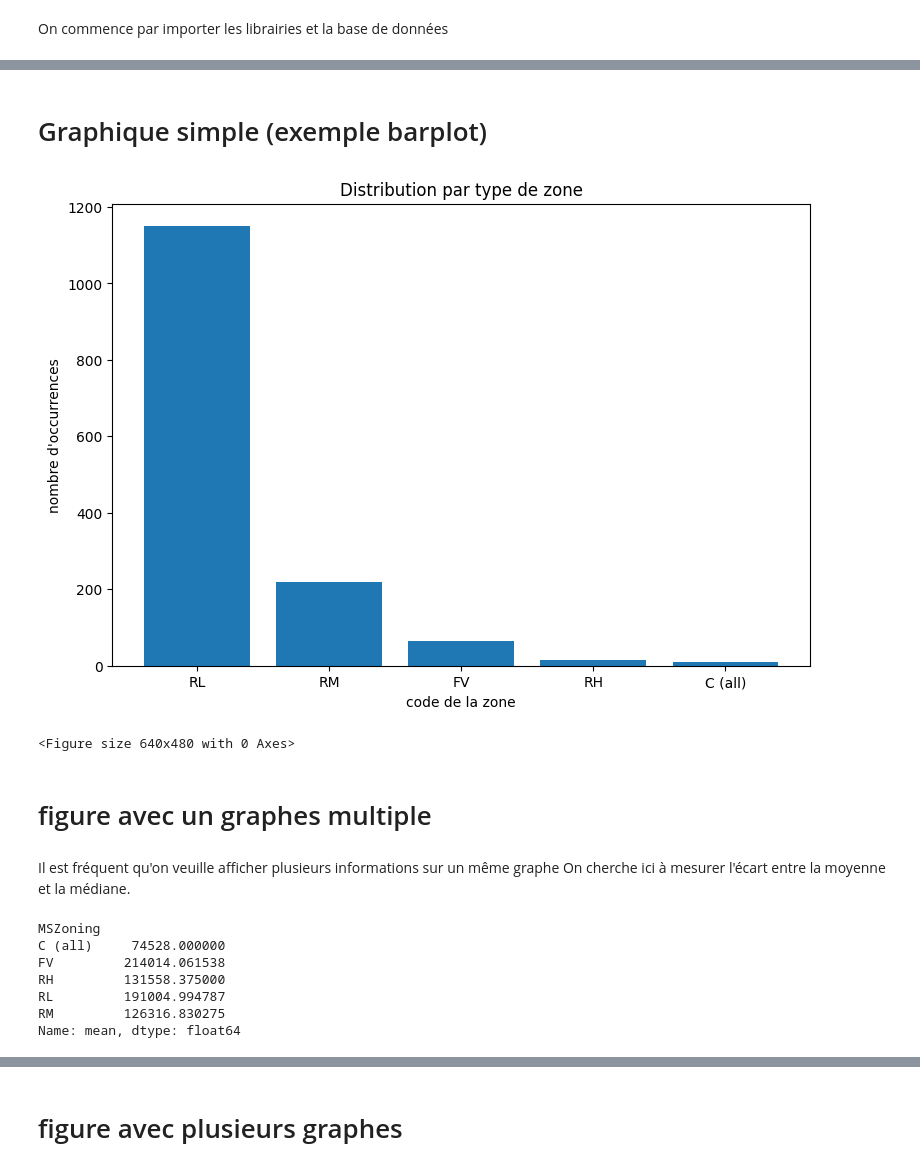
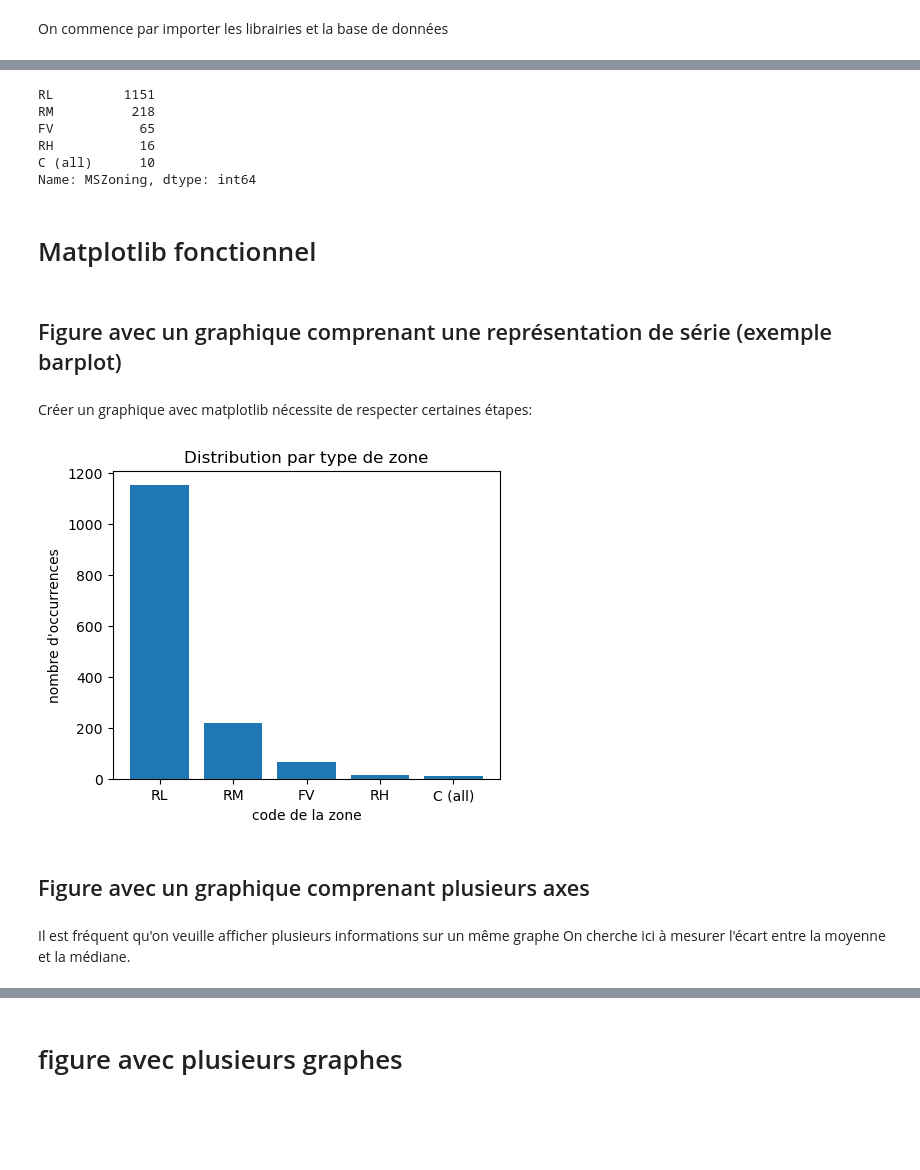
Before and after one commit to charles-42/DEV_IA_P3, a Jupyter notebook: Visualisation/6-1-matplotlib.ipynb, the cells around one changed output, grey strips where cells are left out. Cells and saved outputs as stored; diff of their text form; code cells hidden in the pictures; blank space fills up the shorter version.

```diff
--- a/Visualisation/6-1-matplotlib.ipynb
+++ b/Visualisation/6-1-matplotlib.ipynb
@@ -35,31 +30,41 @@ Pour utiliser facilement matplotlib, il faut respecter certaines étapes
 zone_count = df.MSZoning.value_counts()
-# %% [markdown]
-# Graphique simple (exemple barplot)
+# %%
+zone_count
+# %% [output]
+RL         1151
+RM          218
+FV           65
+RH           16
+C (all)      10
+Name: MSZoning, dtype: int64
+# %% [markdown]
+# Matplotlib fonctionnel
+# %% [markdown]
+## Figure avec un graphique comprenant une représentation de série (exemple barplot)
+# %% [markdown]
+Créer un graphique avec matplotlib nécessite de respecter certaines étapes:
 # %%
 # On commence par créer une figure qui va accueillir notre graphique
 # De manière optionnelle, on peut ici préciser sa taille
-plt.figure(figsize=(9,6))
+plt.figure(figsize=(5,4))
 
-# On définit ensuite le type de graphique souhaité en fonction des données
-# Je commence ici par la distribution d'une variable catégorielle, je choisis donc un barplot
-# on peut voir dans la doc que chaque type de graphe possède ses propres options
+# On définit ensuite le type de représentation souhaitée en fonction des données
 plt.bar(zone_count.index, zone_count.values)
 
-# On ajoute des titres à nos figures et à nos axes (optionnel mais conseillé)
+# On ajoute des titres à nos figures et à nos axes x et y (optionnel mais conseillé)
 plt.title("Distribution par type de zone")
 plt.xlabel("code de la zone")
 plt.ylabel("nombre d'occurrences")
 
+# On peut si on veut enregistrer cette figure
+plt.savefig("figures/MsZoning_barplot.png")
+
 # On affiche notre graphe (optionnel sur les notebook)
 plt.show()
-
-# On peut si on veut enregistrer cette figure
-plt.savefig("figures/MsZoning_barplot.png")
 # %% [output]
-[figure, old version]
+[figure, new version]
-<Figure size 640x480 with 0 Axes>
-# %% [markdown]
-# figure avec un graphes multiple
+# %% [markdown]
+## Figure avec un graphique comprenant plusieurs axes
 # %% [markdown]
 Il est fréquent qu'on veuille afficher plusieurs informations sur un même graphe
 On cherche ici à mesurer l'écart entre la moyenne et la médiane.
@@ -81,16 +86,6 @@ map_dict={
        "RP"	: "Residential Low Density Park ",
        "RM"	: "Residential Medium Density"
 }
-# %%
-error_bar_data.SalePrice["mean"]
-# %% [output]
-MSZoning
-C (all)     74528.000000
-FV         214014.061538
-RH         131558.375000
-RL         191004.994787
-RM         126316.830275
-Name: mean, dtype: float64
 # %%
 # On respecte ensuite les mêmes étapes
 plt.figure()
```
Also changed, not shown: parts of 25 cells of this notebook, 3 other files.
